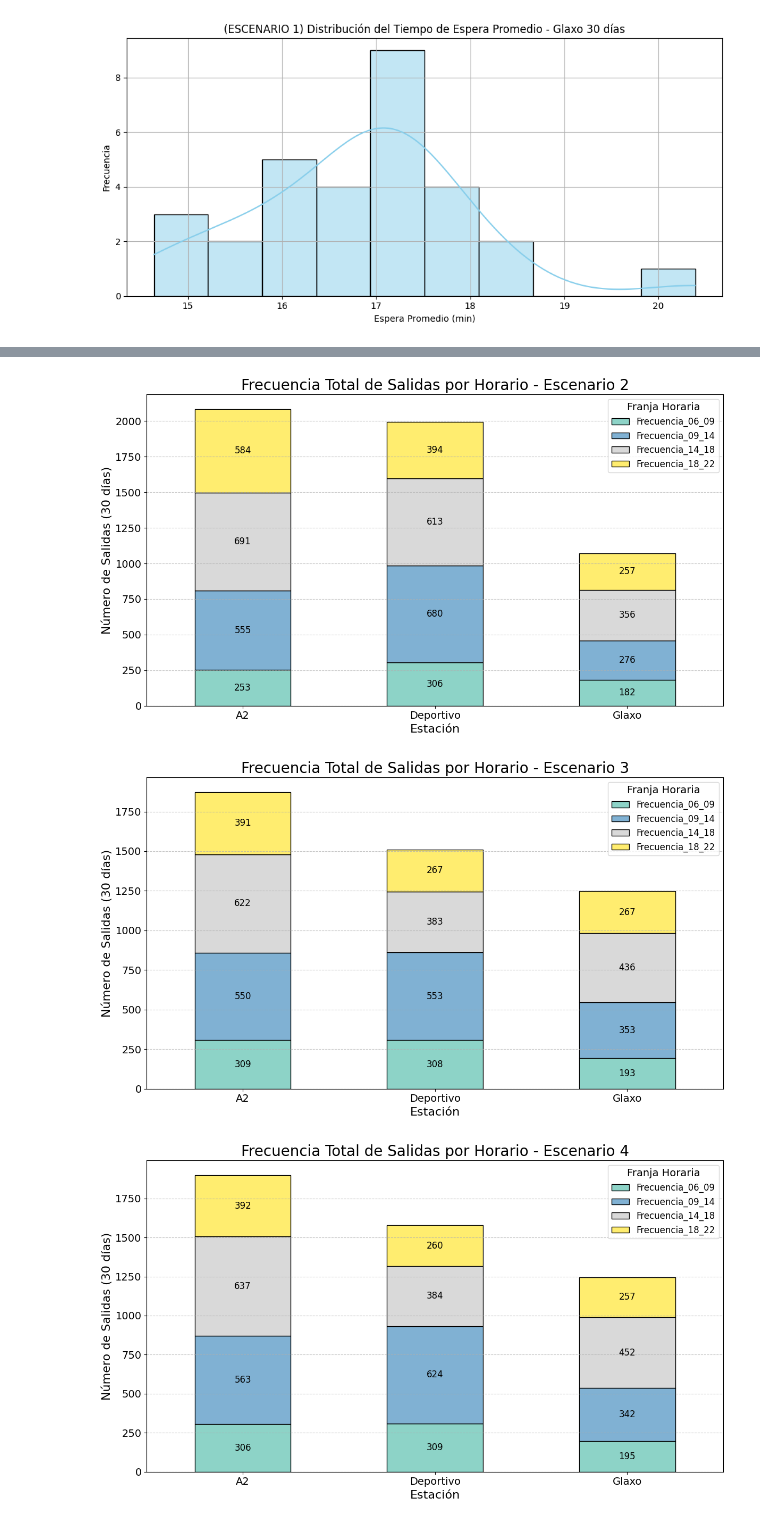
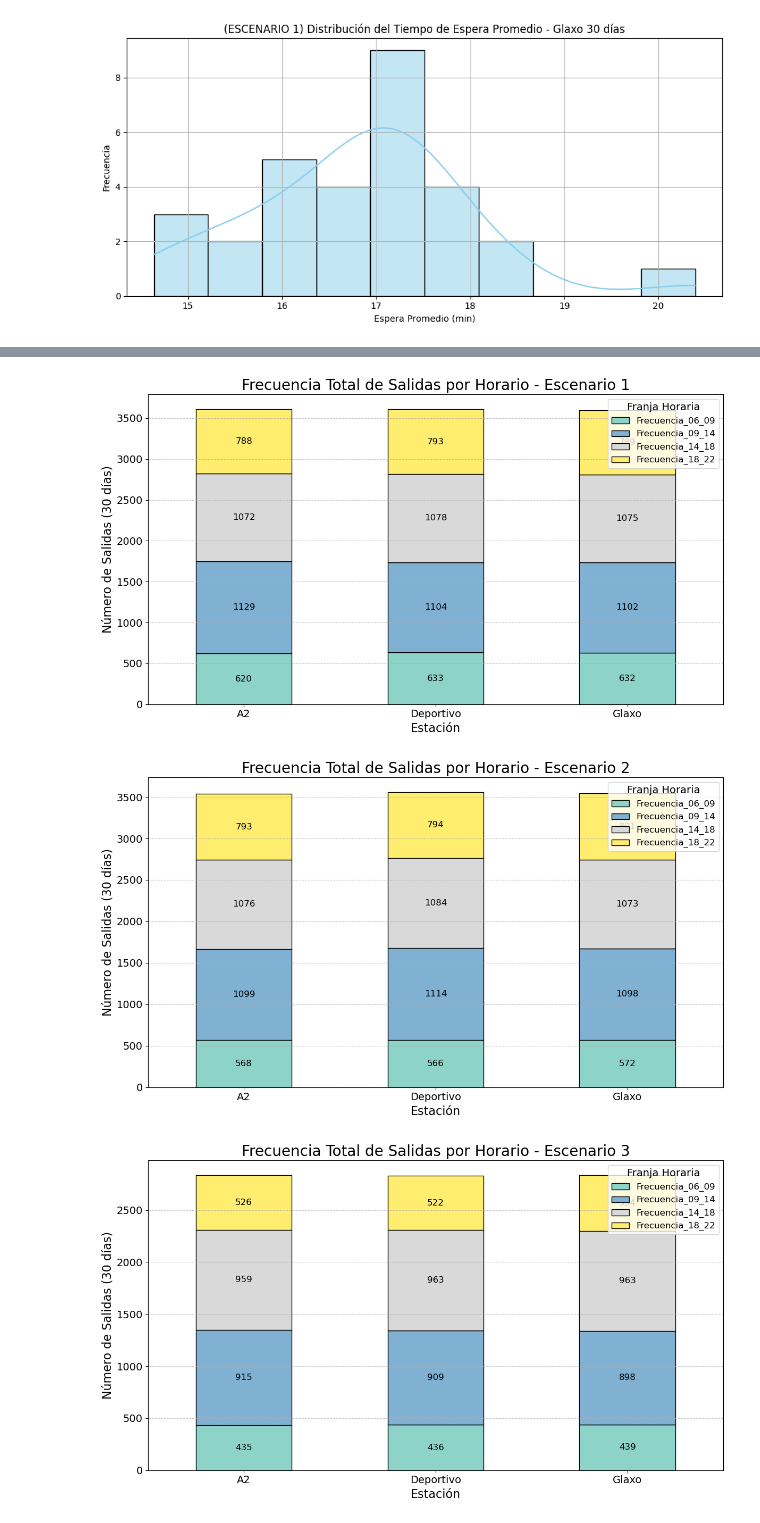
Before and after one commit to paudiaz-a/Simulacion_proyecto, a Jupyter notebook: graficas 3.ipynb, the cells around one changed output, grey strips where cells are left out. Saved outputs shown, nothing was run; the diff lists cells and outputs as text; code cells hidden in the pictures.

```diff
--- a/graficas 3.ipynb
+++ b/graficas 3.ipynb
@@ -444,10 +444,11 @@ import matplotlib.pyplot as plt
 
 # Archivos y nombres de escenarios
 files = {
-    "Escenario 1": "Es7_MejorResultado1Glaxomenortiempo.xlsx",
-    "Escenario 2": "Es8_Mod1van.xlsx",
-    "Escenario 3": "Esc9_CombinacionDA.xlsx",
-    "Escenario 4": "Esc10_CombinacionDA_MejorResultado.xlsx",
+    "ActualTec:": "Esc_Actual_Tec.xlsx",
+    "Escenario 1": "Esc1.xlsx",
+    "Escenario 2": "Esc2.xlsx",
+    "Escenario 3": "Esc5.xlsx",
+
 }
 
 def graficar_frecuencia_por_escenario(nombre, path):
@@ -489,6 +490,6 @@ for nombre, ruta in files.items():
-[figure, old version]
+[figure, new version]
-[figure, old version]
+[figure, new version]
-[figure, old version]
+[figure, new version]
 # %%
 import pandas as pd
 import matplotlib.pyplot as plt
```
Also changed, not shown: parts of 4 cells of this notebook, 6 other files.
